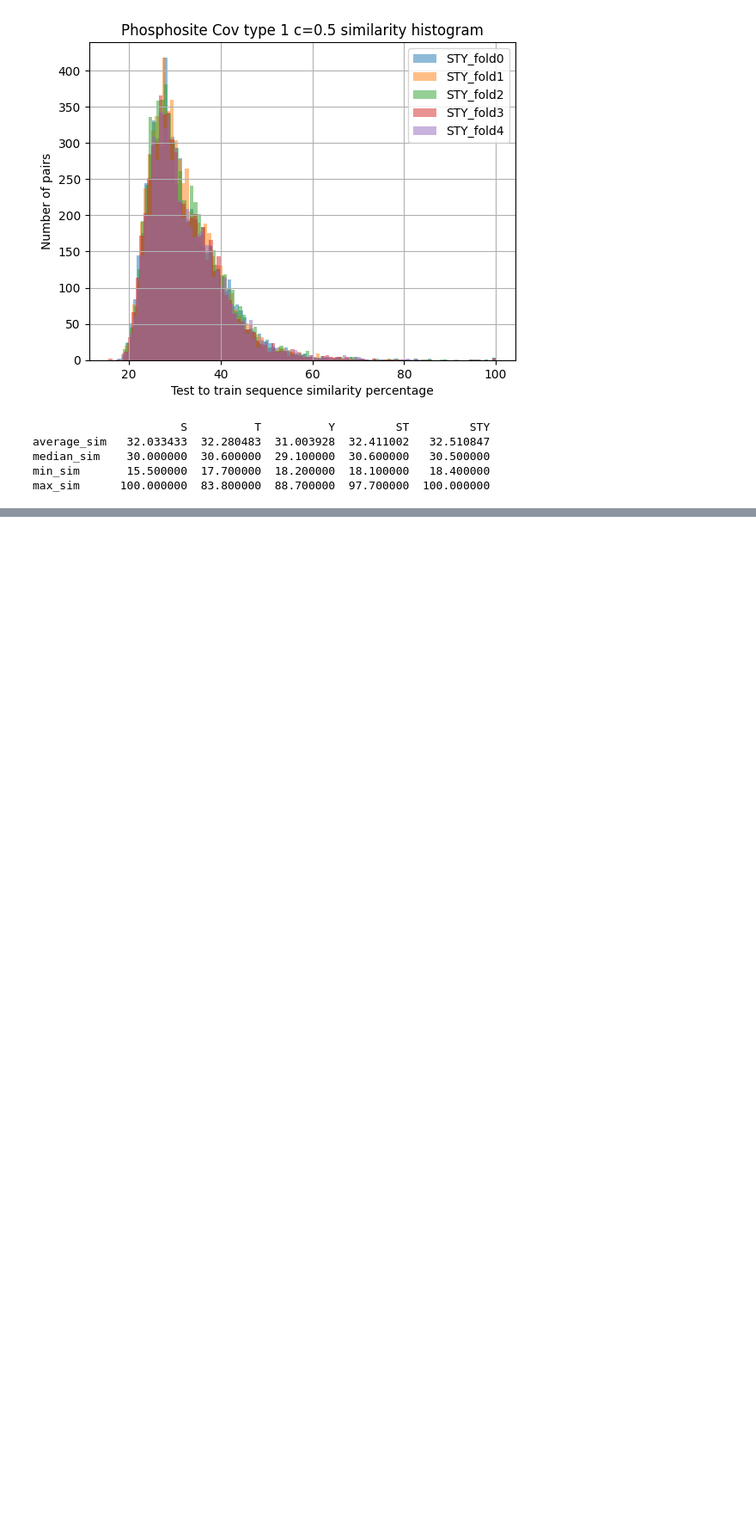
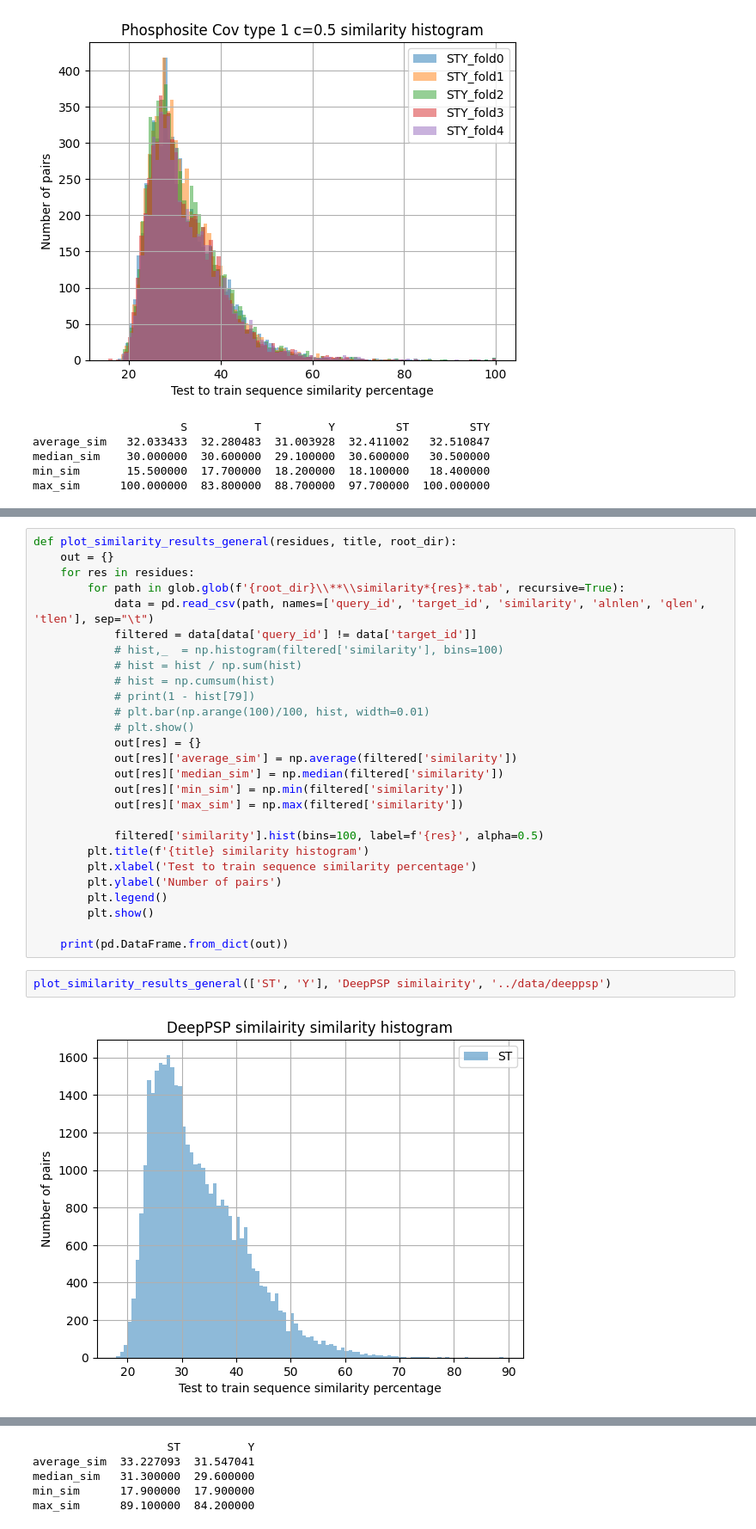
Before and after one commit to nexuso1/phossil, a Jupyter notebook: notebooks/similarity.ipynb, the cells around one changed output, grey strips where cells are left out. Shown at 86% size. Saved outputs shown, nothing was run; the diff lists cells and outputs as text; blank space fills up the shorter version.

Commit message:
similairity notebook update

```diff
--- a/notebooks/similarity.ipynb
+++ b/notebooks/similarity.ipynb
@@ -286,0 +298,31 @@ plot_similarity_results(['S', 'T', 'Y', 'ST', 'STY'], 'Phosphosite Cov type 1 c=
+# %%
+def plot_similarity_results_general(residues, title, root_dir):
+    out = {}
+    for res in residues:
+        for path in glob.glob(f'{root_dir}\\**\\similarity*{res}*.tab', recursive=True):
+            data = pd.read_csv(path, names=['query_id', 'target_id', 'similarity', 'alnlen', 'qlen', 'tlen'], sep="\t")
+            filtered = data[data['query_id'] != data['target_id']]
+            # hist,_  = np.histogram(filtered['similarity'], bins=100)
+            # hist = hist / np.sum(hist)
+            # hist = np.cumsum(hist)
+            # print(1 - hist[79])
+            # plt.bar(np.arange(100)/100, hist, width=0.01)
+            # plt.show()
+            out[res] = {}
+            out[res]['average_sim'] = np.average(filtered['similarity'])
+            out[res]['median_sim'] = np.median(filtered['similarity'])
+            out[res]['min_sim'] = np.min(filtered['similarity'])
+            out[res]['max_sim'] = np.max(filtered['similarity'])
+
+            filtered['similarity'].hist(bins=100, label=f'{res}', alpha=0.5)
+        plt.title(f'{title} similarity histogram')
+        plt.xlabel('Test to train sequence similarity percentage')
+        plt.ylabel('Number of pairs')
+        plt.legend()
+        plt.show()
+
+    print(pd.DataFrame.from_dict(out))
+# %%
+plot_similarity_results_general(['ST', 'Y'], 'DeepPSP similairity', '../data/deeppsp')
+# %% [output]
+[figure, added]
@@ -286,0 +330,5 @@ plot_similarity_results(['S', 'T', 'Y', 'ST', 'STY'], 'Phosphosite Cov type 1 c=
+                    ST          Y
+average_sim  33.227093  31.547041
+median_sim   31.300000  29.600000
+min_sim      17.900000  17.900000
+max_sim      89.100000  84.200000
```
Also changed, not shown: parts of 2 cells of this notebook.
